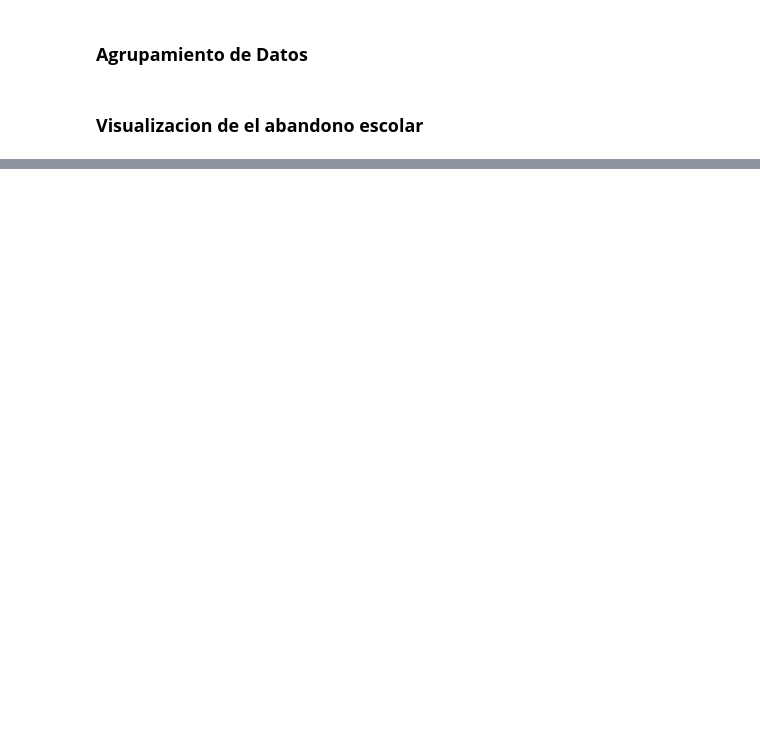
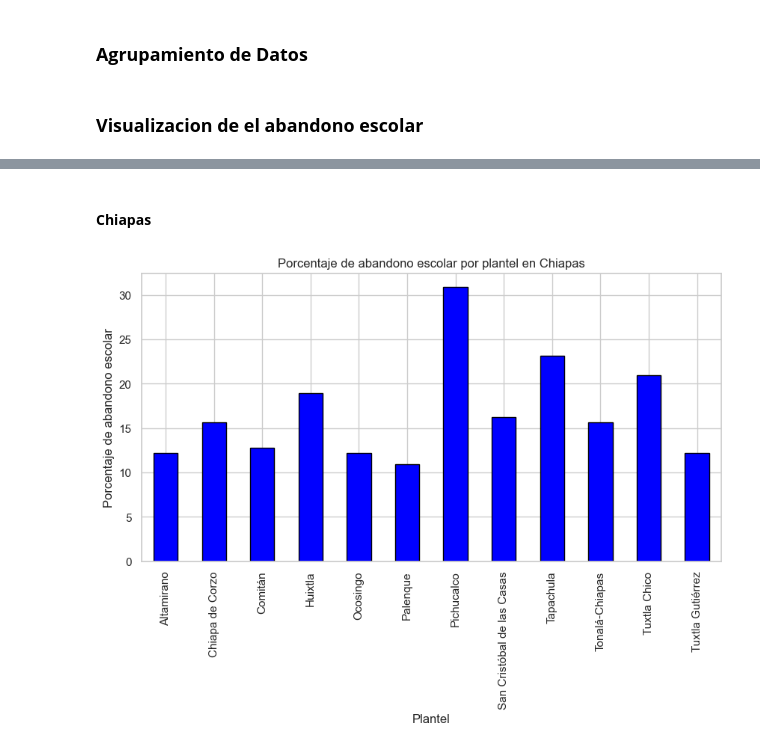
Before and after one commit to CarlosCastanon2099/Inteligencia-Artificial, a Jupyter notebook: Practicas/Practica-07/practica_07.ipynb, the cells around one changed output, grey strips where cells are left out. Cells and saved outputs as stored; diff of their text form; code cells hidden in the pictures; blank space fills up the shorter version.

```diff
--- a/Practicas/Practica-07/practica_07.ipynb
+++ b/Practicas/Practica-07/practica_07.ipynb
@@ -219,0 +248,13 @@ plt.xticks(rotation=90)
+# %% [markdown]
+#### **Chiapas**
+# %%
+planteles_chiapas = escolar_DataFrame[escolar_DataFrame['entidad'] == 'Chiapas']
+num_planteles_chiapas = planteles_chiapas.groupby('plantel')['Porcentaje_de_abandono_escolar'].mean()
+
+num_planteles_chiapas.plot(kind='bar', figsize=(10, 5), color='blue', edgecolor='black')
+plt.xlabel('Plantel')
+plt.ylabel('Porcentaje de abandono escolar')
+plt.title('Porcentaje de abandono escolar por plantel en Chiapas')
+plt.show()
+# %% [output]
+[figure, added]
```
Also changed, not shown: parts of 11 cells of this notebook.
